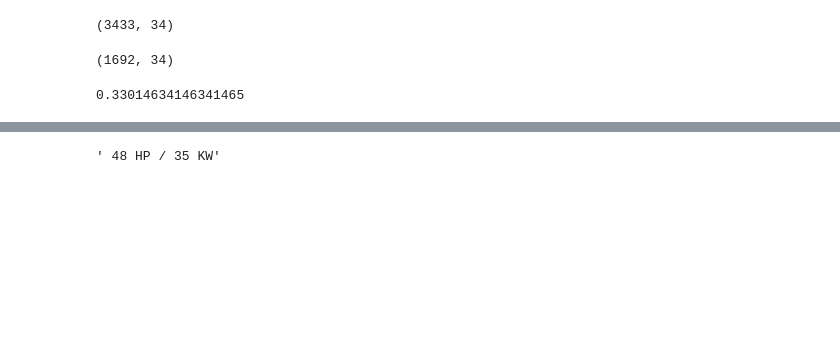
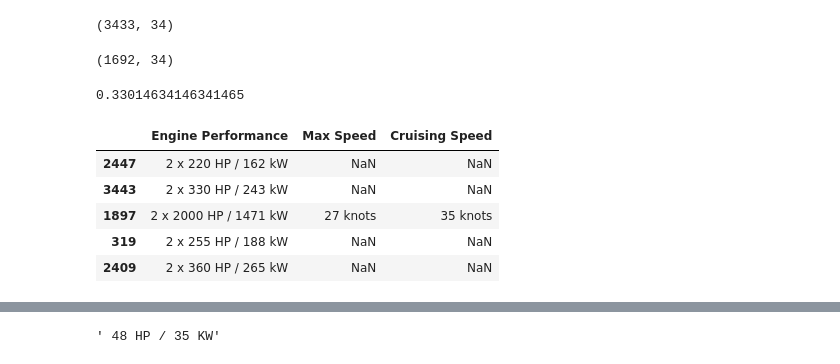
Before and after one commit to kristy25/AcademyPublic, a Jupyter notebook: Untitled1.ipynb, the cells around one changed output, grey strips where cells are left out. Drawn from its saved outputs; the diff is of its cells as text; code cells hidden in the pictures; blank space fills up the shorter version.

```diff
--- a/Untitled1.ipynb
+++ b/Untitled1.ipynb
@@ -1376,3 +1412,13 @@ validation.shape
 1692/(3433+1692)
 # %% [output]
 0.33014634146341465
+# %%
+# some features such as Engine Performance, Max Speed and Cruising Speed have to be cleaned
+train[['Engine Performance', 'Max Speed', 'Cruising Speed']].head(5)
+# %% [output]
+|  | Engine Performance | Max Speed | Cruising Speed |
+| 2447 | 2 x 220 HP / 162 kW | NaN | NaN |
+| 3443 | 2 x 330 HP / 243 kW | NaN | NaN |
+| 1897 | 2 x 2000 HP / 1471 kW | 27 knots | 35 knots |
+| 319 | 2 x 255 HP / 188 kW | NaN | NaN |
+| 2409 | 2 x 360 HP / 265 kW | NaN | NaN |
```
Also changed, not shown: parts of 27 cells of this notebook.
